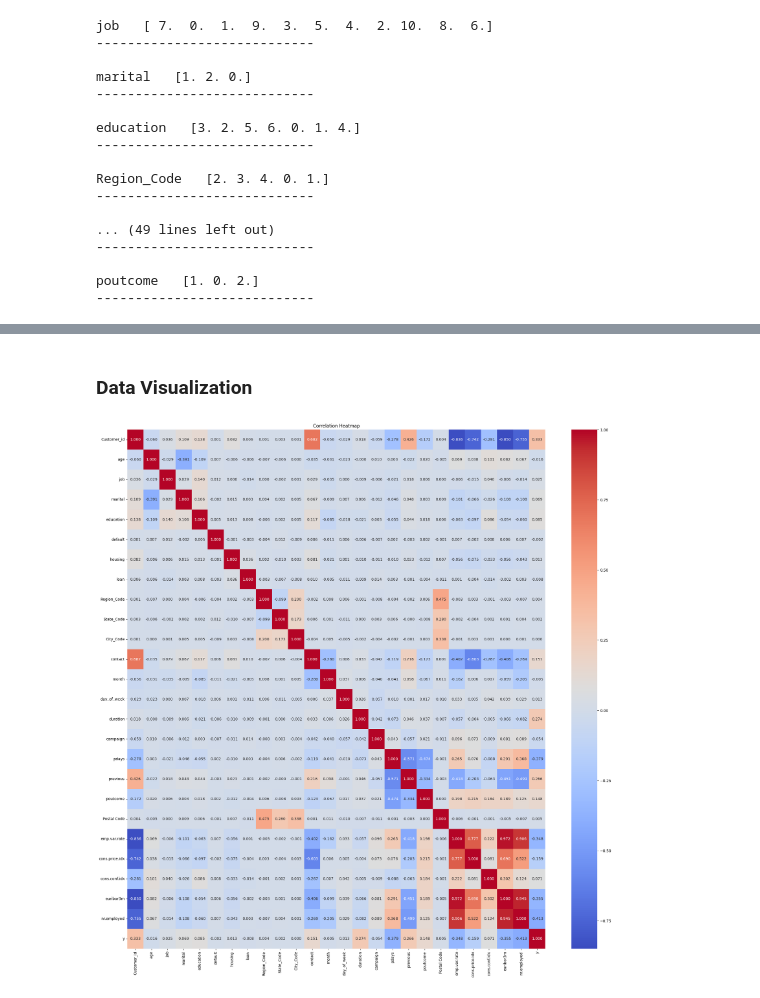
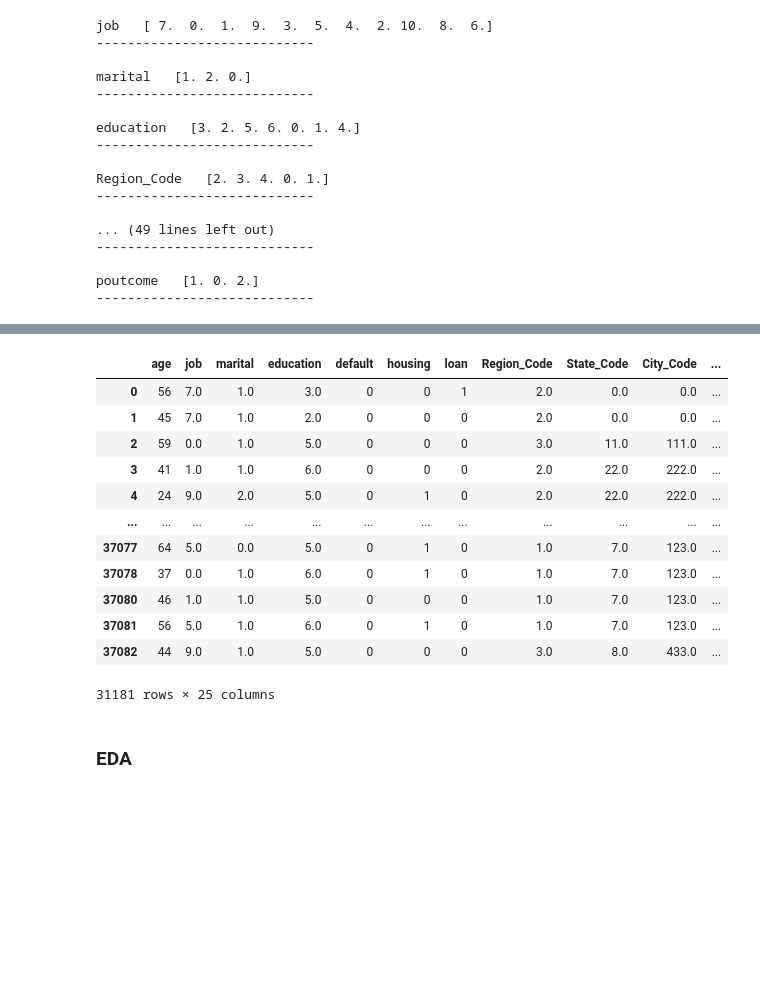
Before and after one commit to Mayank5112/Capstone-Project-5, a Jupyter notebook: capestone-5.ipynb, the cells around one changed output, grey strips where cells are left out. Cells and saved outputs as stored; diff of their text form; code cells hidden in the pictures; blank space fills up the shorter version.

```diff
--- a/capestone-5.ipynb
+++ b/capestone-5.ipynb
@@ -689,10 +718,18 @@ poutcome   [1. 0. 2.]
+# %%
+merged_customer_df
+# %% [output]
+|  | age | job | marital | education | default | housing | loan | Region_Code | State_Code | City_Code | ... |
+| 0 | 56 | 7.0 | 1.0 | 3.0 | 0 | 0 | 1 | 2.0 | 0.0 | 0.0 | ... |
+| 1 | 45 | 7.0 | 1.0 | 2.0 | 0 | 0 | 0 | 2.0 | 0.0 | 0.0 | ... |
+| 2 | 59 | 0.0 | 1.0 | 5.0 | 0 | 0 | 0 | 3.0 | 11.0 | 111.0 | ... |
+| 3 | 41 | 1.0 | 1.0 | 6.0 | 0 | 0 | 0 | 2.0 | 22.0 | 222.0 | ... |
+| 4 | 24 | 9.0 | 2.0 | 5.0 | 0 | 1 | 0 | 2.0 | 22.0 | 222.0 | ... |
+| ... | ... | ... | ... | ... | ... | ... | ... | ... | ... | ... | ... |
+| 37077 | 64 | 5.0 | 0.0 | 5.0 | 0 | 1 | 0 | 1.0 | 7.0 | 123.0 | ... |
+| 37078 | 37 | 0.0 | 1.0 | 6.0 | 0 | 1 | 0 | 1.0 | 7.0 | 123.0 | ... |
+| 37080 | 46 | 1.0 | 1.0 | 5.0 | 0 | 0 | 0 | 1.0 | 7.0 | 123.0 | ... |
+| 37081 | 56 | 5.0 | 1.0 | 6.0 | 0 | 1 | 0 | 1.0 | 7.0 | 123.0 | ... |
+| 37082 | 44 | 9.0 | 1.0 | 5.0 | 0 | 0 | 0 | 3.0 | 8.0 | 433.0 | ... |
+31181 rows × 25 columns
 # %% [markdown]
-### Data Visualization
+### EDA
-# %%
-# Generate the heatmap
-plt.figure(figsize=(25,25))
-sns.heatmap(merged_customer_df.corr(), annot=True, cmap='coolwarm',fmt=".3f")
-plt.title('Correlation Heatmap')
-plt.show()
-# %% [output]
-[figure, old version]
```
Also changed, not shown: parts of 26 cells of this notebook.
